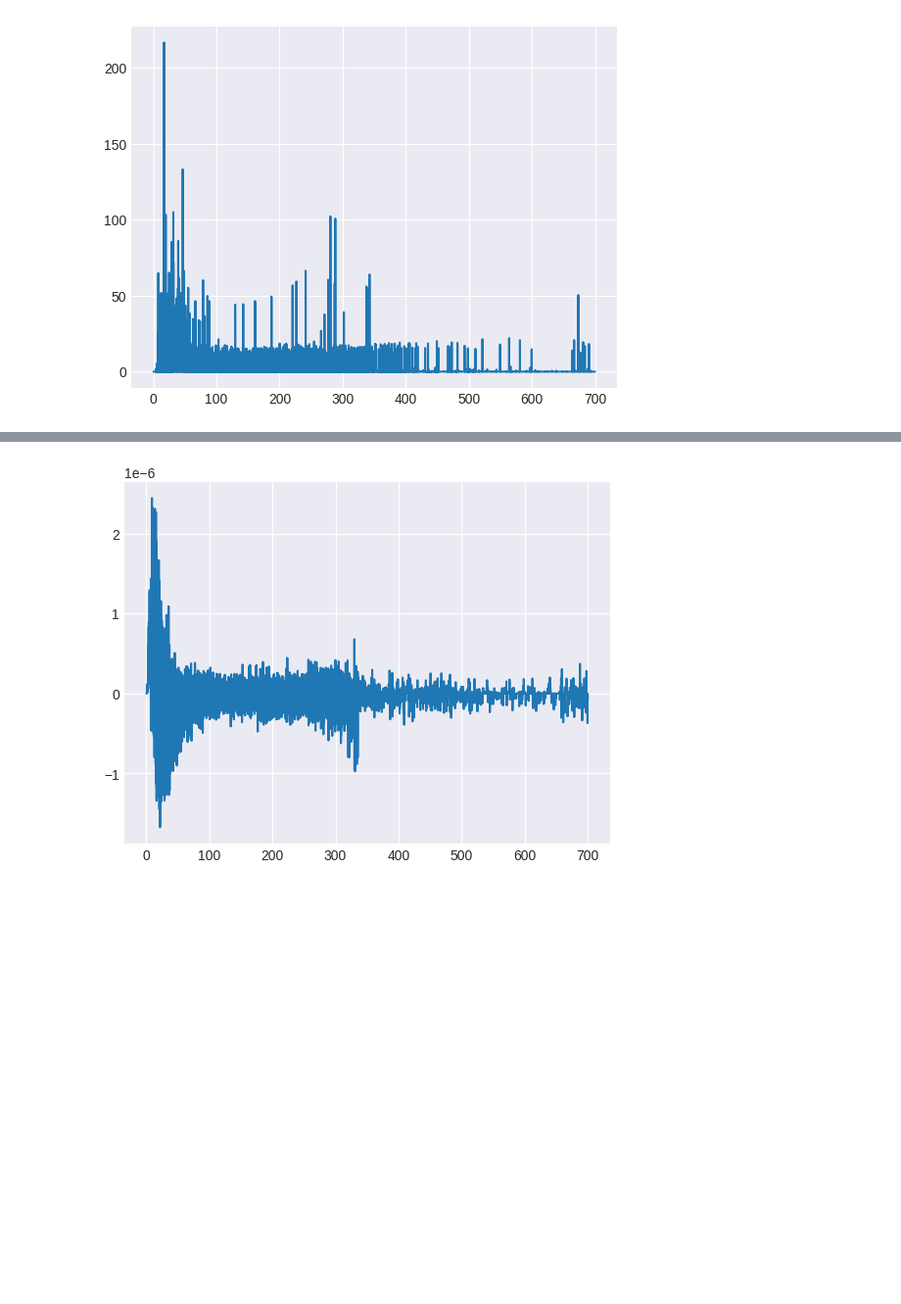
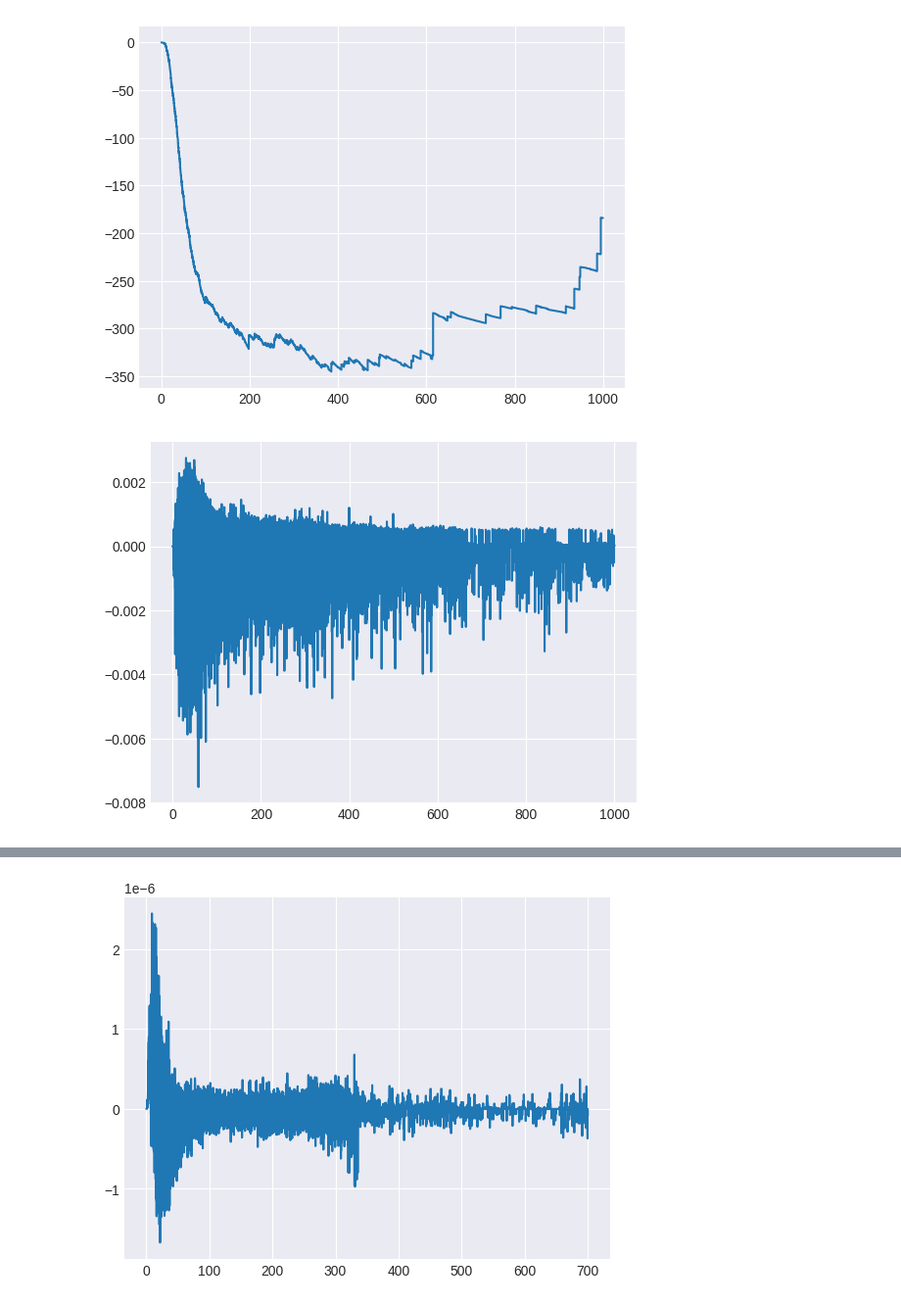
Before and after one commit to lukeoloughlin/GW-model, a Jupyter notebook: gw_martingale.ipynb, the cells around one changed output, grey strips where cells are left out. Shown at 98% size. Cells and saved outputs as stored; diff of their text form; code cells hidden in the pictures; blank space fills up the shorter version.

```diff
--- a/gw_martingale.ipynb
+++ b/gw_martingale.ipynb
@@ -81,5 +87,19 @@ plt.show()
 # %%
-plt.plot(sim.t, sim.sigma2_t)
+plt.plot(sim.t, sim.RyR_open_martingale_normalised[:, 0])
 plt.show()
 # %% [output]
-[figure, old version]
+[figure, new version]
+# %%
+mgle_increments = np.zeros_like(sim.t)
+mgle_n_increments = np.zeros_like(sim.t)
+
+mgle_increments[0] = sim.RyR_open_martingale[0,0]
+mgle_n_increments[0] = sim.RyR_open_martingale_normalised[0,0]
+
+mgle_increments[1:] = sim.RyR_open_martingale[1:,0] - sim.RyR_open_martingale[:-1,0]
+mgle_n_increments[1:] = sim.RyR_open_martingale_normalised[1:,0] - sim.RyR_open_martingale_normalised[:-1,0]
+# %%
+plt.plot(sim.t, mgle_increments)
+plt.show()
+# %% [output]
+[figure, added]
```
Also changed, not shown: parts of 16 cells of this notebook, 9 other files.
